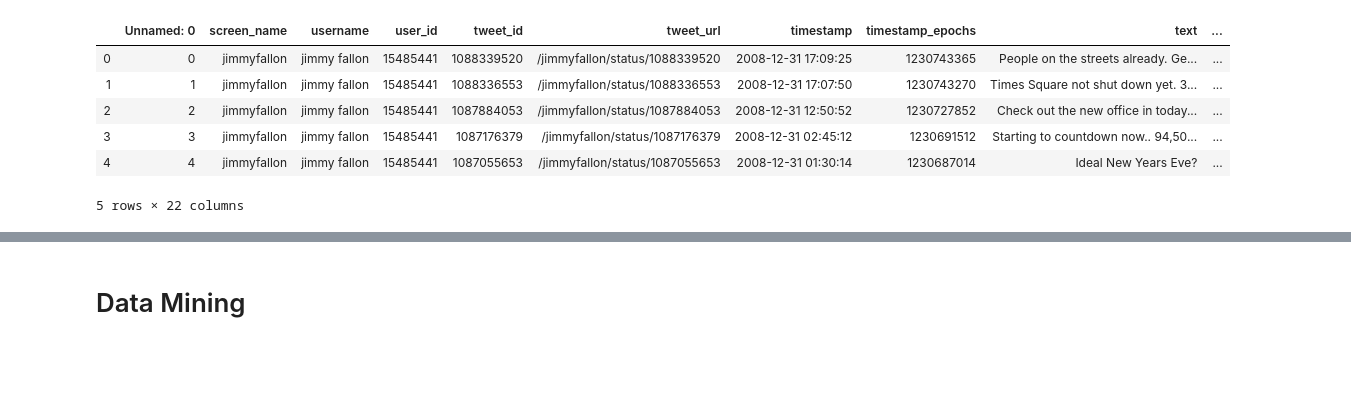
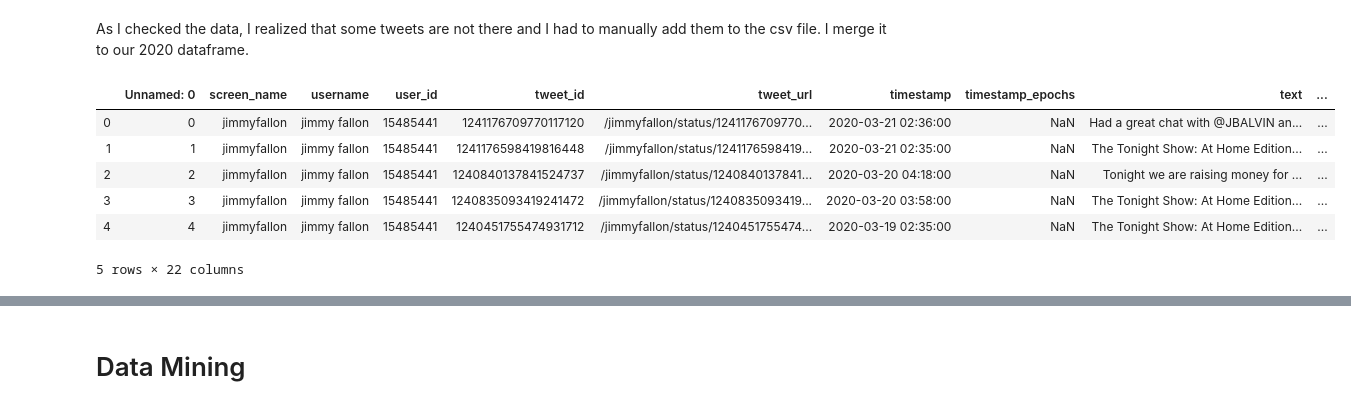
Before and after one commit to SamLevinSE/tweet_analyzer_Python_NLP, a Jupyter notebook: tweet_analysing.ipynb, the cells around one changed output, grey strips where cells are left out. Saved outputs shown, nothing was run; the diff lists cells and outputs as text; code cells hidden in the pictures; blank space fills up the shorter version.

```diff
--- a/tweet_analysing.ipynb
+++ b/tweet_analysing.ipynb
@@ -28,10 +45,14 @@ data_18 = pd.read_csv('data_18.csv')
+# %% [markdown]
+As I checked the data, I realized that some tweets are not there and I had to manually add them to the csv file. I merge it to our 2020 dataframe.
+# %%
+data_20_missing_rows = pd.read_csv('data_20_missing_rows.csv', sep=';', header=1)
 # %%
-data_08.head()
+data_20_missing_rows.head()
 # %% [output]
 |  | Unnamed: 0 | screen_name | username | user_id | tweet_id | tweet_url | timestamp | timestamp_epochs | text | ... |
-| 0 | 0 | jimmyfallon | jimmy fallon | 15485441 | 1088339520 | /jimmyfallon/status/1088339520 | 2008-12-31 17:09:25 | 1230743365 | People on the streets already. Ge... | ... |
-| 1 | 1 | jimmyfallon | jimmy fallon | 15485441 | 1088336553 | /jimmyfallon/status/1088336553 | 2008-12-31 17:07:50 | 1230743270 | Times Square not shut down yet. 3... | ... |
-| 2 | 2 | jimmyfallon | jimmy fallon | 15485441 | 1087884053 | /jimmyfallon/status/1087884053 | 2008-12-31 12:50:52 | 1230727852 | Check out the new office in today... | ... |
-| 3 | 3 | jimmyfallon | jimmy fallon | 15485441 | 1087176379 | /jimmyfallon/status/1087176379 | 2008-12-31 02:45:12 | 1230691512 | Starting to countdown now.. 94,50... | ... |
-| 4 | 4 | jimmyfallon | jimmy fallon | 15485441 | 1087055653 | /jimmyfallon/status/1087055653 | 2008-12-31 01:30:14 | 1230687014 | Ideal New Years Eve? | ... |
+| 0 | 0 | jimmyfallon | jimmy fallon | 15485441 | 1241176709770117120 | /jimmyfallon/status/1241176709770... | 2020-03-21 02:36:00 | NaN | Had a great chat with @JBALVIN an... | ... |
+| 1 | 1 | jimmyfallon | jimmy fallon | 15485441 | 1241176598419816448 | /jimmyfallon/status/1241176598419... | 2020-03-21 02:35:00 | NaN | The Tonight Show: At Home Edition... | ... |
+| 2 | 2 | jimmyfallon | jimmy fallon | 15485441 | 1240840137841524737 | /jimmyfallon/status/1240840137841... | 2020-03-20 04:18:00 | NaN | Tonight we are raising money for ... | ... |
+| 3 | 3 | jimmyfallon | jimmy fallon | 15485441 | 1240835093419241472 | /jimmyfallon/status/1240835093419... | 2020-03-20 03:58:00 | NaN | The Tonight Show: At Home Edition... | ... |
+| 4 | 4 | jimmyfallon | jimmy fallon | 15485441 | 1240451755474931712 | /jimmyfallon/status/1240451755474... | 2020-03-19 02:35:00 | NaN | The Tonight Show: At Home Edition... | ... |
 5 rows × 22 columns
```
Also changed, not shown: parts of 25 cells of this notebook, 5 other files.
